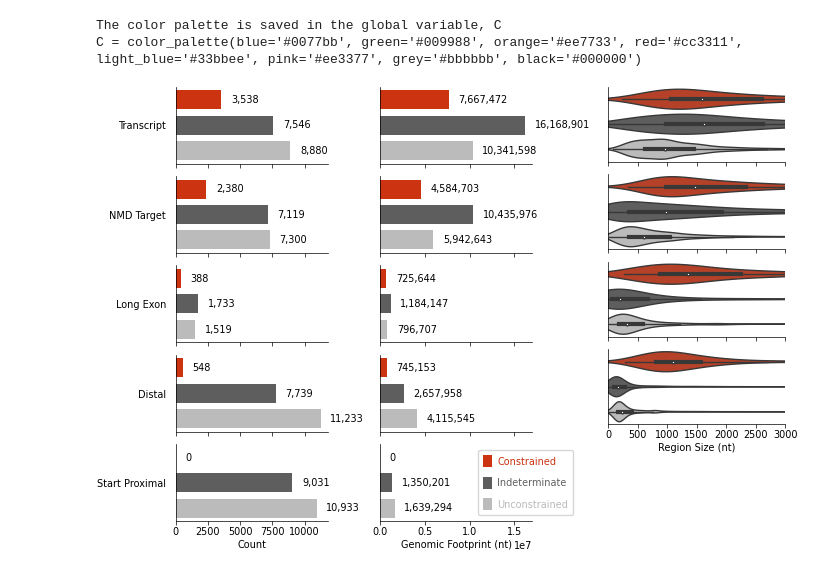
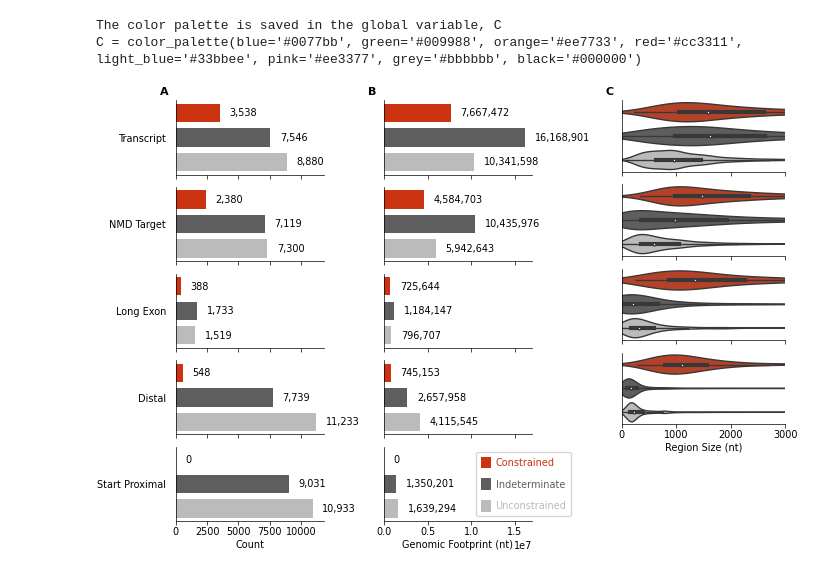
Before and after one commit to alexblakes/regional_nonsense_constraint, a Jupyter notebook: scripts_plots/fig_s1.ipynb, the cells around one changed output. Cells and saved outputs as stored; diff of their text form; code cells hidden in the pictures.

Commit message:
Add panel labels

```diff
--- a/scripts_plots/fig_s1.ipynb
+++ b/scripts_plots/fig_s1.ipynb
@@ -44,31 +44,34 @@ plot_region_footprint(
     region_footprint, axs_left[1][1], "size", "nmd_target", yticklabels=False
 )
 plot_region_footprint(
     region_footprint, axs_left[2][1], "size", "long_exon", yticklabels=False
 )
 plot_region_footprint(
     region_footprint, axs_left[3][1], "size", "distal_nmd", yticklabels=False
 )
 plot_region_footprint(
     region_footprint,
     axs_left[4][1],
     "size",
     "start_proximal",
     xlabel="Genomic Footprint (nt)",
     legend=True,
     legend_x_shift=1.3,
     legend_frameon=True,
     yticklabels=False,
 )
 
 plot_region_sizes(region_sizes, axs_right[0], "transcript")
 plot_region_sizes(region_sizes, axs_right[1], "nmd_target")
 plot_region_sizes(region_sizes, axs_right[2], "long_exon")
 plot_region_sizes(
     region_sizes,
     axs_right[3],
     "distal_nmd",
     xlabel="Region Size (nt)",
 )
+
+for a, s in zip([axs_left[0][0], axs_left[0][1], axs_right[0]], list("ABC")):
+    panel_label(a,s)
 # %% [output]
-[figure, old version]
+[figure, new version]
```
